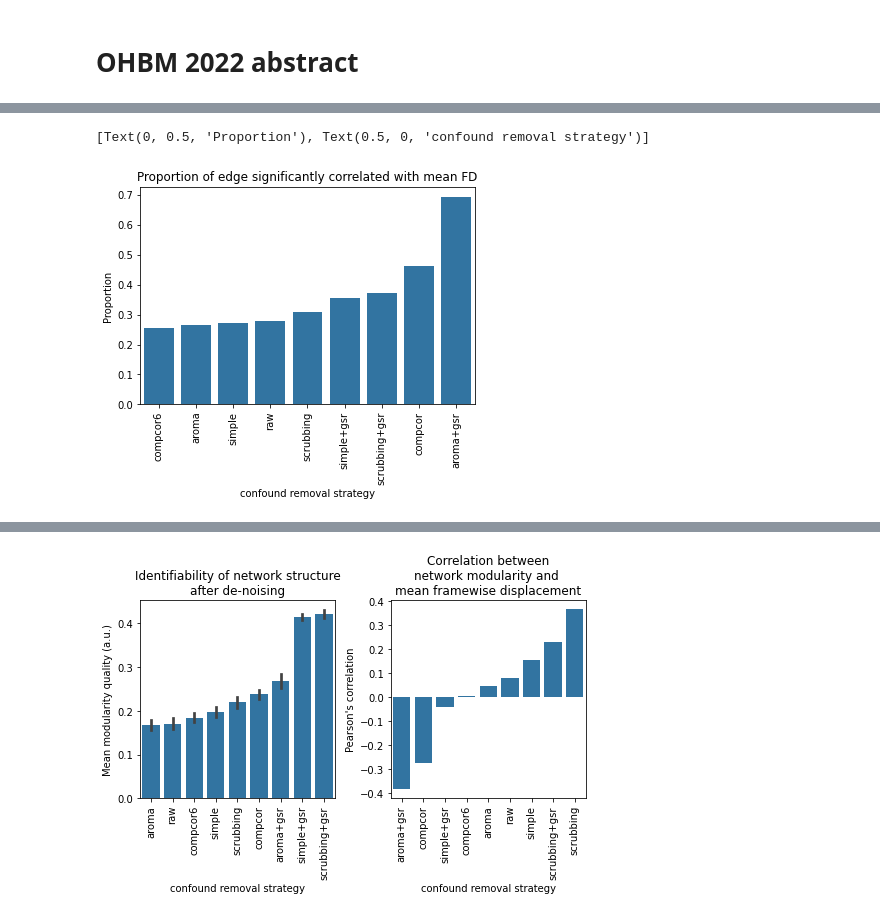
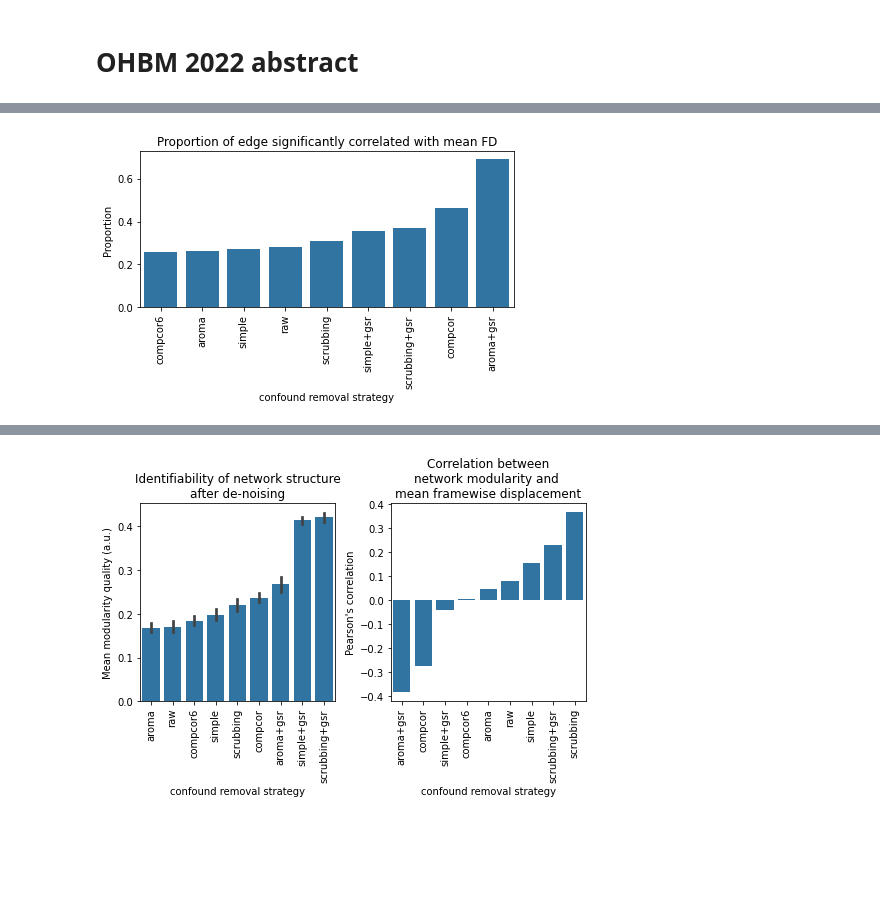
Before and after one commit to SIMEXP/fmriprep-denoise-benchmark, a Jupyter notebook: content/ohbm2022abstract.ipynb, the cells around one changed output, grey strips where cells are left out. Cells and saved outputs as stored; diff of their text form; code cells hidden in the pictures; blank space fills up the shorter version.

Commit message:
finalise figures for ohbm abstract

```diff
--- a/content/ohbm2022abstract.ipynb
+++ b/content/ohbm2022abstract.ipynb
@@ -96,14 +98,14 @@ Code and processed data to reproduce the current analysis can be found on [githu
 # %%
 bar_color = sns.color_palette()[0]
 order = (sig_per_edge<0.05).mean().sort_values().index.tolist()
 ax = sns.barplot(data=(sig_per_edge<0.05), ci=None, order=order, color=bar_color)
 ax.set_title("Proportion of edge significantly correlated with mean FD")
 ax.set_xticklabels(ax.get_xticklabels(), rotation=90)
 ax.set(ylabel="Proportion",
        xlabel="confound removal strategy")
+plt.tight_layout()
 # %% [output]
-[Text(0, 0.5, 'Proportion'), Text(0.5, 0, 'confound removal strategy')]
-[figure, old version]
+[figure, new version]
 # %%
 def calculate_mad(x):
     return (x - x.median()).abs().median()
```
Also changed, not shown: parts of 3 cells of this notebook, 9 other files.
